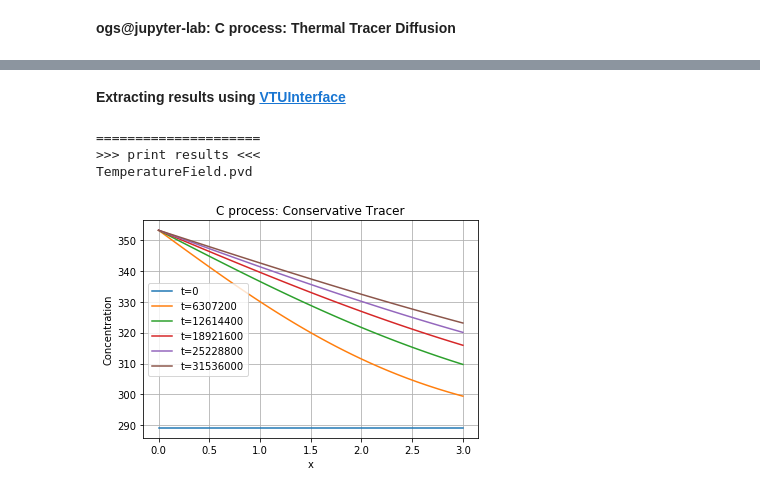
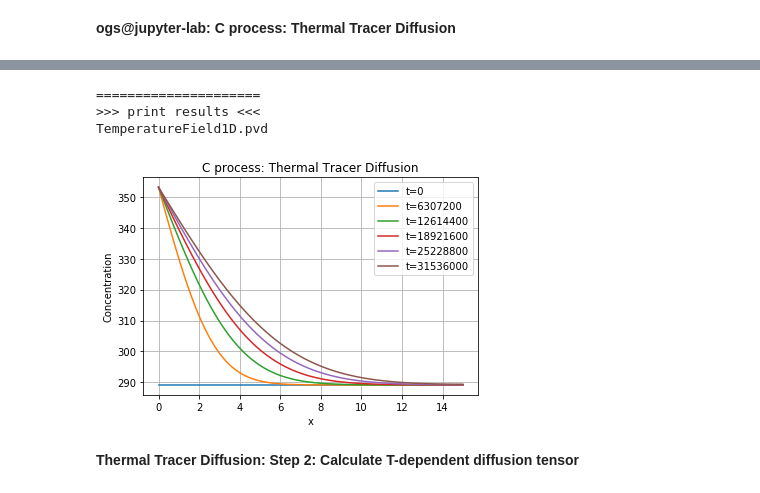
Before and after one commit to OlafKolditz/ogs-jupyter-lab, a Jupyter notebook: icross-model-chain/ogs-jupyter-lab-icross-poc1.ipynb, the cells around one changed output, grey strips where cells are left out. Cells and saved outputs as stored; diff of their text form; code cells hidden in the pictures.

Commit message:
Add files via upload
first version ipynb for thermal tracer diffusion

```diff
--- a/icross-model-chain/ogs-jupyter-lab-icross-poc1.ipynb
+++ b/icross-model-chain/ogs-jupyter-lab-icross-poc1.ipynb
@@ -22,34 +22,29 @@ Execution took 0.35474085807800293 s
-# %% [markdown]
-**Extracting results using [VTUInterface](https://github.com/joergbuchwald/VTUinterface)**
 # %%
-# read and process (point interpolation) vtu- and pvd-files
 import vtuIO
 import numpy as np
 import matplotlib.pyplot as plt
 print("=====================")
 print(">>> print results <<<")
-pvdfile=vtuIO.PVDIO("TemperatureField.pvd", dim=1)
-# define xaxis and diagonal (list)
-xaxis =  [(i,0,0) for i in np.linspace(start=0.0, stop=3, num=100)]
+pvdfile=vtuIO.PVDIO("TemperatureField1D.pvd", dim=1)
+xaxis =  [(i,0,0) for i in np.linspace(start=0.0, stop=15, num=100)]
 r_x = np.array(xaxis)[:,0]
-# define timestep
 time = [0,6307200,12614400,18921600,25228800,31536000]
-# read and interpolate from vtu-files listed in pvd
 for t in time:
     function_xaxis_t = pvdfile.read_point_set_data(t, 'T', pointsetarray=xaxis)
     plt.plot(r_x, function_xaxis_t, label='t='+str(t))
-# plot formatting
-titlestring="C process: Conservative Tracer"
+titlestring="C process: Thermal Tracer Diffusion"
 plt.title(titlestring)
 #plt.xscale('log')
 plt.xlabel('x')
 plt.ylabel('Concentration')
 plt.legend()
 plt.grid()
-plt.savefig("profile.png")
+#plt.savefig("profile.png")
 plt.show()
 # %% [output]
 =====================
 >>> print results <<<
-TemperatureField.pvd
+TemperatureField1D.pvd
-[figure, old version]
+[figure, new version]
+# %% [markdown]
+**Thermal Tracer Diffusion: Step 2: Calculate T-dependent diffusion tensor**
```
Also changed, not shown: parts of 12 cells of this notebook, 9 other files.
